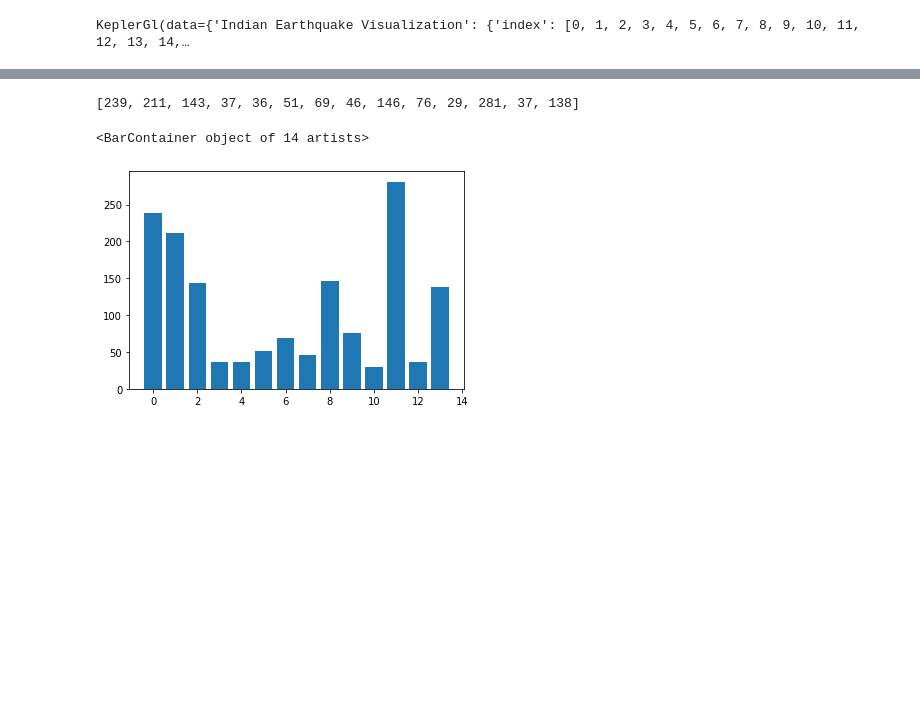
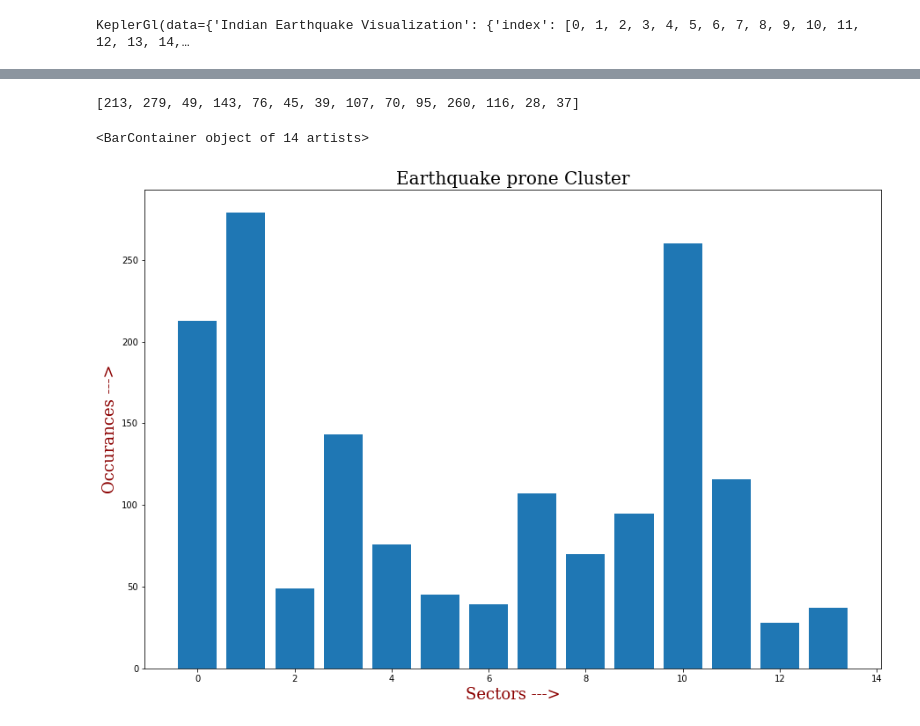
Before and after one commit to vishwaskotegar/Earthquake-Prediction, a Jupyter notebook: Visualisation.ipynb, the cells around one changed output, grey strips where cells are left out. Drawn from its saved outputs; the diff is of its cells as text; code cells hidden in the pictures; blank space fills up the shorter version.

```diff
--- a/Visualisation.ipynb
+++ b/Visualisation.ipynb
@@ -40,4 +40,8 @@ map_1
 # %% [output]
 User Guide: https://docs.kepler.gl/docs/keplergl-jupyter
 KeplerGl(data={'Indian Earthquake Visualization': {'index': [0, 1, 2, 3, 4, 5, 6, 7, 8, 9, 10, 11, 12, 13, 14,…
+# %%
+#plot related constant values
+title1 = {'family':'serif','color':'black','size':20}
+label1 = {'family':'serif','color':'darkred','size':18}
 # %%
@@ -146,0 +139,7 @@ df
+# %%
+newData =  pd.read_csv('transfer.csv')
+newData.head(5)
+newData.drop(columns=newData.columns[0],
+        axis=1,
+        inplace=True)
+newData
@@ -147,10 +160,10 @@ df
 # %%
-list = []
+# list = []
 freq = []
 sum = 0
 count = 0
-for i in range(1,len(df['color'])):
-    if(df.iloc[i][7] == df.iloc[i-1][7]):
+for i in range(1,len(newData['color'])):
+    if(newData.iloc[i][8] == newData.iloc[i-1][8]):
 #         sum += df.iloc[i][4]
         count += 1
     else:
@@ -163,9 +176,13 @@ for i in range(1,len(df['color'])):
 # %%
 freq
 # %% [output]
-[239, 211, 143, 37, 36, 51, 69, 46, 146, 76, 29, 281, 37, 138]
+[213, 279, 49, 143, 76, 45, 39, 107, 70, 95, 260, 116, 28, 37]
 # %%
+plt.figure(figsize = (15,10))
+plt.title("Earthquake prone Cluster",fontdict=title1)
+plt.xlabel("Sectors --->",fontdict=label1)
+plt.ylabel("Occurances --->",fontdict=label1)
 plt.bar(range(len(freq)),freq)
 # %% [output]
 <BarContainer object of 14 artists>
-[figure, old version]
+[figure, new version]
```
Also changed, not shown: parts of 16 cells of this notebook, 1 other file.
